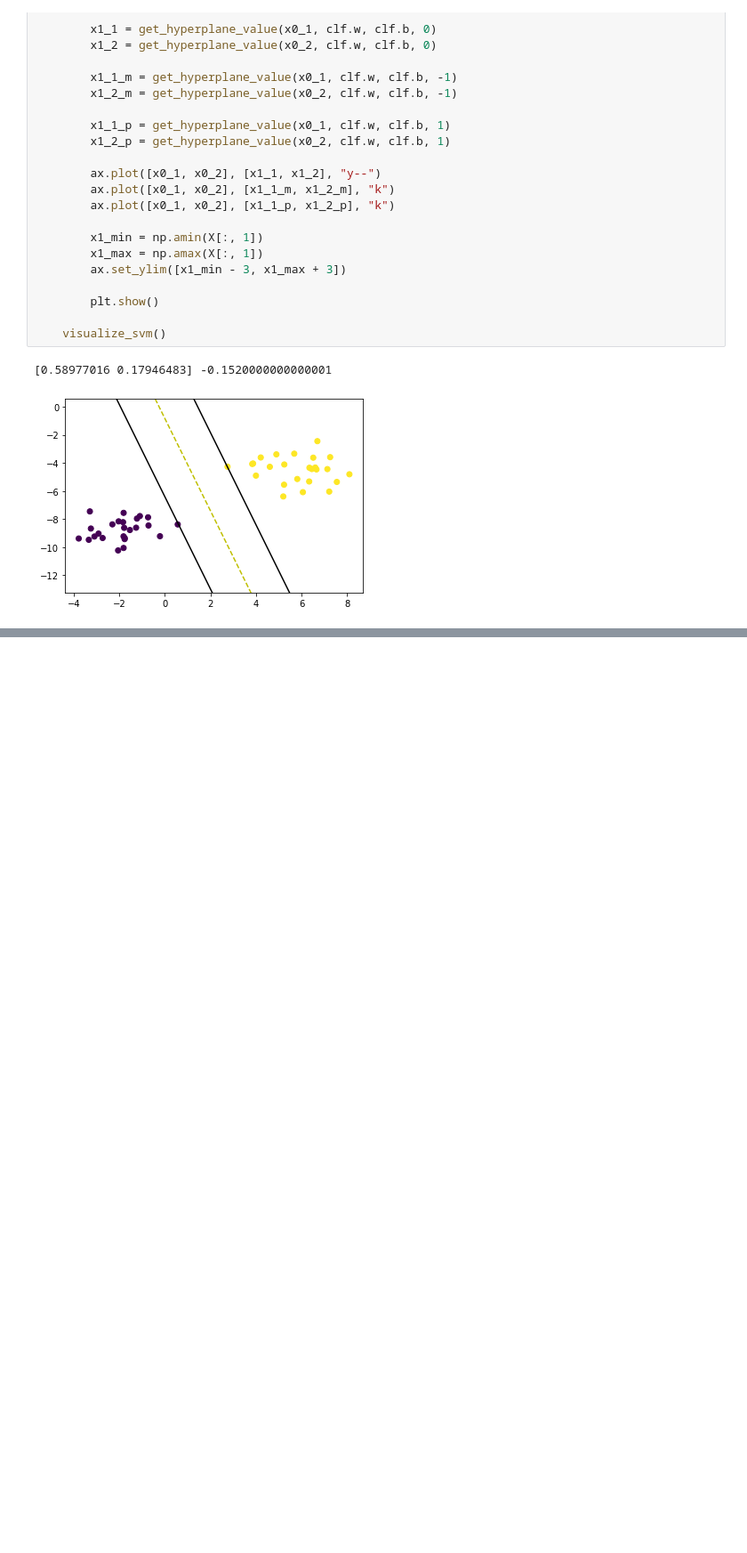
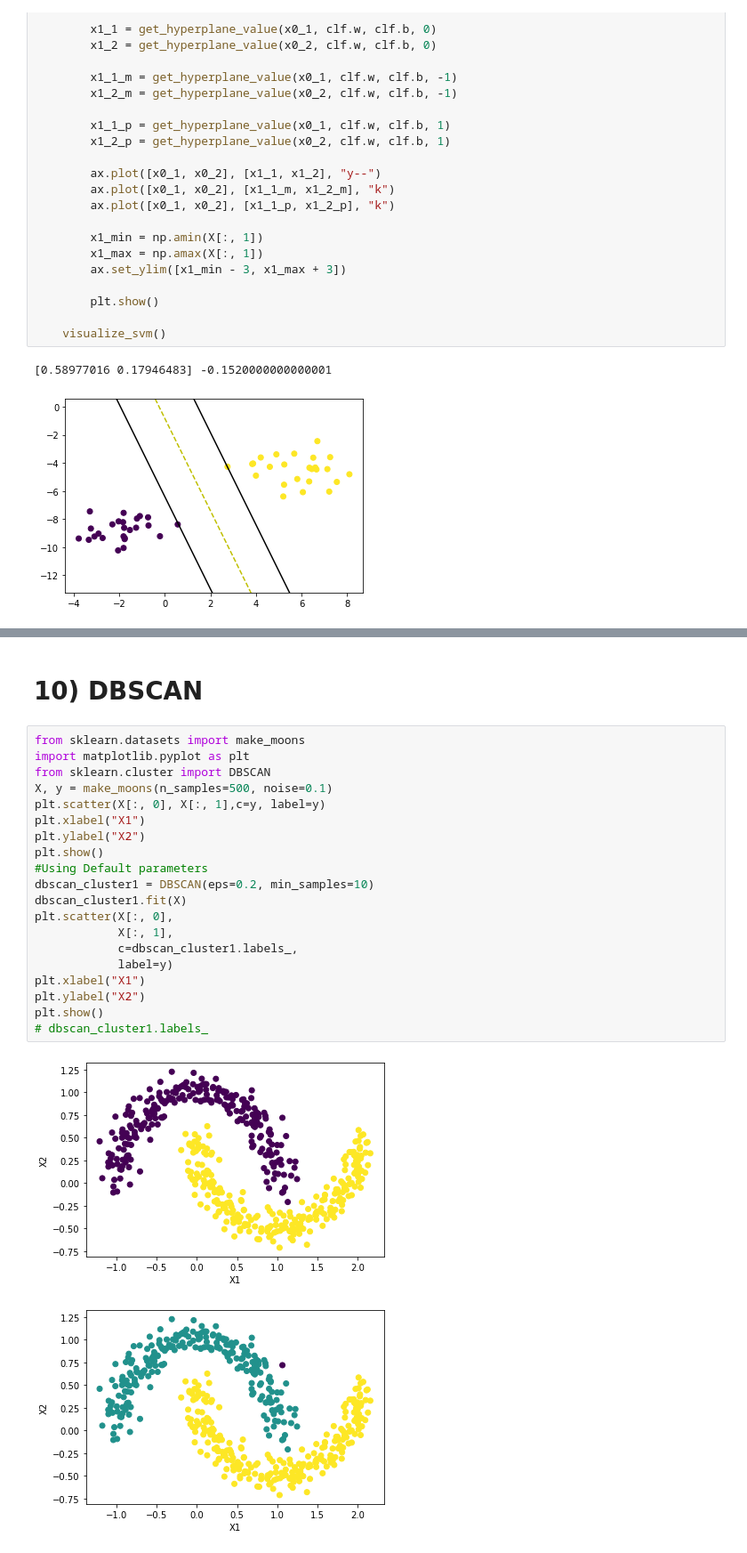
Before and after one commit to Nirbhayparmar/mlpractice, a Jupyter notebook: ML_lab_practice.ipynb, the cells around one changed output, grey strips where cells are left out. Shown: that part at 89% size. Saved outputs shown, nothing was run; the diff lists cells and outputs as text; blank space fills up the shorter version.

```diff
--- a/ML_lab_practice.ipynb
+++ b/ML_lab_practice.ipynb
@@ -486,0 +522,25 @@ if __name__ == "__main__":
+# %% [markdown]
+# 10) DBSCAN
+# %%
+from sklearn.datasets import make_moons
+import matplotlib.pyplot as plt
+from sklearn.cluster import DBSCAN
+X, y = make_moons(n_samples=500, noise=0.1)
+plt.scatter(X[:, 0], X[:, 1],c=y, label=y)
+plt.xlabel("X1")
+plt.ylabel("X2")
+plt.show()
+#Using Default parameters
+dbscan_cluster1 = DBSCAN(eps=0.2, min_samples=10)
+dbscan_cluster1.fit(X)
+plt.scatter(X[:, 0],
+            X[:, 1],
+            c=dbscan_cluster1.labels_,
+            label=y)
+plt.xlabel("X1")
+plt.ylabel("X2")
+plt.show()
+# dbscan_cluster1.labels_
+# %% [output]
+[figure, added]
+[figure, added]
```
Also changed, not shown: parts of 3 cells of this notebook.
